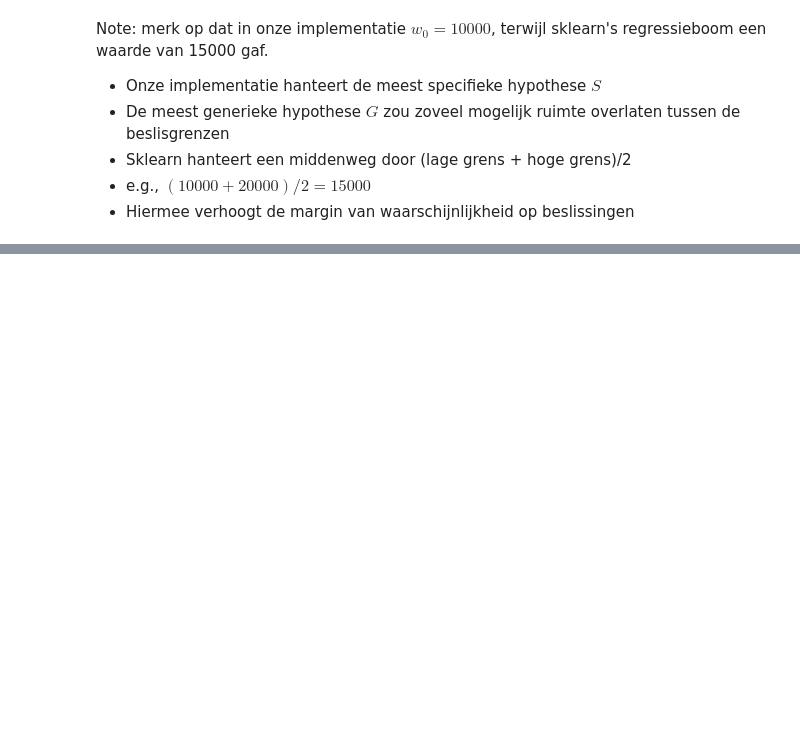
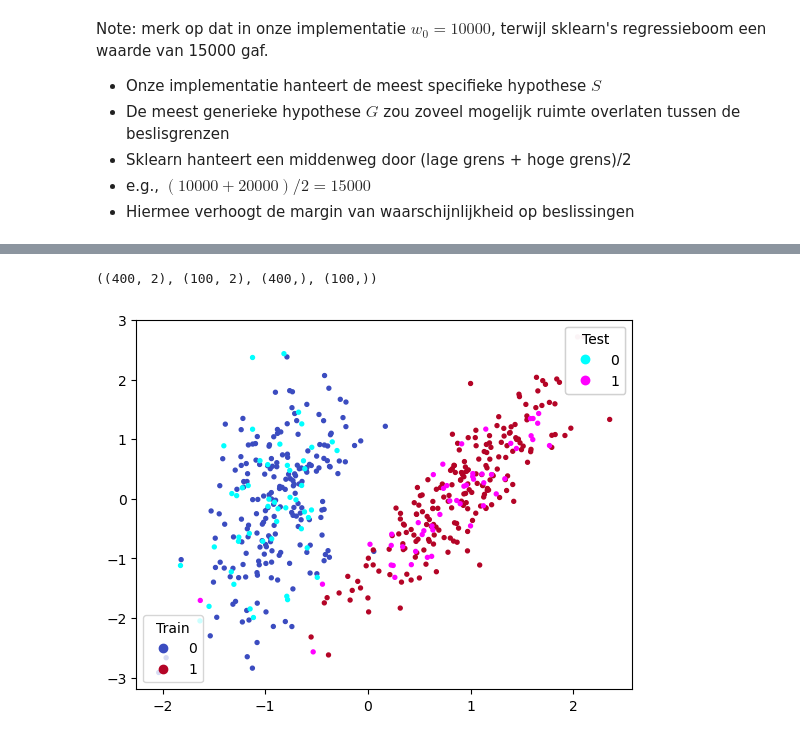
Before and after one commit to Janko-dev/ZM004-2324-data-science, a Jupyter notebook: ds_dc5.ipynb, the cells around one changed output, grey strips where cells are left out. Drawn from its saved outputs; the diff is of its cells as text; code cells hidden in the pictures; blank space fills up the shorter version.

```diff
--- a/ds_dc5.ipynb
+++ b/ds_dc5.ipynb
@@ -270,0 +283,38 @@ Note: merk op dat in onze implementatie $w_0 = 10000$, terwijl sklearn's regress
+# %%
+from sklearn.datasets import make_classification
+from sklearn.model_selection import train_test_split
+
+# create synthetic dataset
+X, Y = make_classification(
+    n_samples=500,
+    n_features=2,
+    n_informative=2,
+    n_redundant=0,
+    n_repeated=0,
+    n_classes=2,
+    n_clusters_per_class=1,
+    class_sep=1.2
+)
+
+# normalize so that mean is zero and unit variance
+X = (X - X.mean(axis=0))/X.std(axis=0)
+
+# train/test split
+X_train, X_test, y_train, y_test = train_test_split(X, Y, test_size=.2, stratify=Y)
+
+# plot data
+fig, ax = plt.subplots()
+
+sc1 = ax.scatter(X_train[:, 0], X_train[:, 1], c=y_train, s=8, cmap='coolwarm')
+sc2 = ax.scatter(X_test[:, 0], X_test[:, 1], c=y_test, s=8, cmap='cool')
+
+leg1 = ax.legend(*sc1.legend_elements(), loc="lower left", title="Train")
+leg2 = ax.legend(*sc2.legend_elements(), loc="upper right", title="Test")
+
+ax.add_artist(leg1)
+ax.add_artist(leg2)
+
+X_train.shape, X_test.shape, y_train.shape, y_test.shape
+# %% [output]
+((400, 2), (100, 2), (400,), (100,))
+[figure, added]
```
Also changed, not shown: parts of 4 cells of this notebook, 2 other files.
